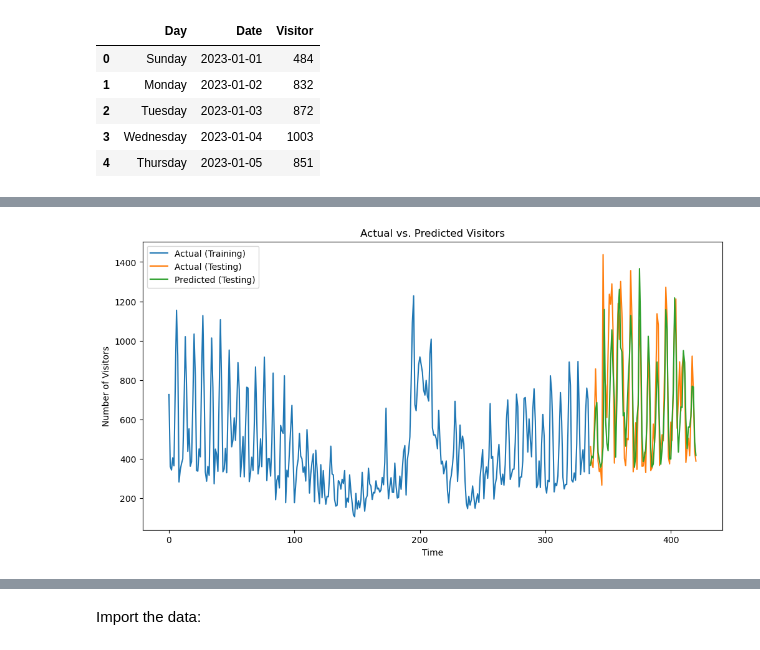
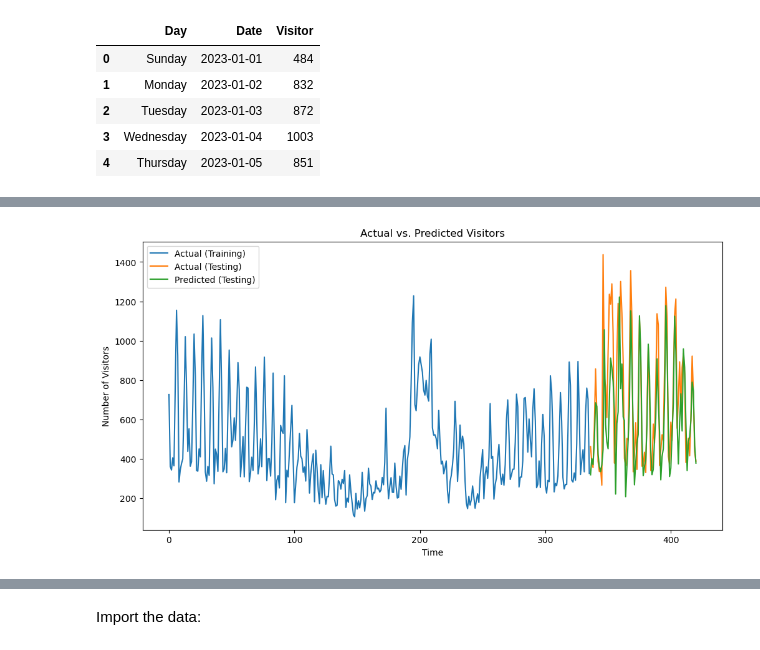
Before and after one commit to Catalin246/cupola-xs, a Jupyter notebook: model/LSTM_model.ipynb, the cells around one changed output, grey strips where cells are left out. Cells and saved outputs as stored; diff of their text form; code cells hidden in the pictures.

```diff
--- a/model/LSTM_model.ipynb
+++ b/model/LSTM_model.ipynb
@@ -150,7 +150,7 @@ model.add(Dense(1))
 model.compile(optimizer='adam', loss='mse')
 
 # Train the model
-history = model.fit(X_train, y_train, epochs=100, batch_size=32, validation_data=(X_test, y_test), verbose=1)
+history = model.fit(X_train, y_train, epochs=200, batch_size=32, validation_data=(X_test, y_test), verbose=0)
 
 # Evaluate the model
 loss = model.evaluate(X_test, y_test, verbose=0)
@@ -202 +187 @@ LSTM Model Test Loss: 0.025312868878245354
-[figure, old version]
+[figure, new version]
```
Also changed, not shown: parts of 5 cells of this notebook, 3 other files.
